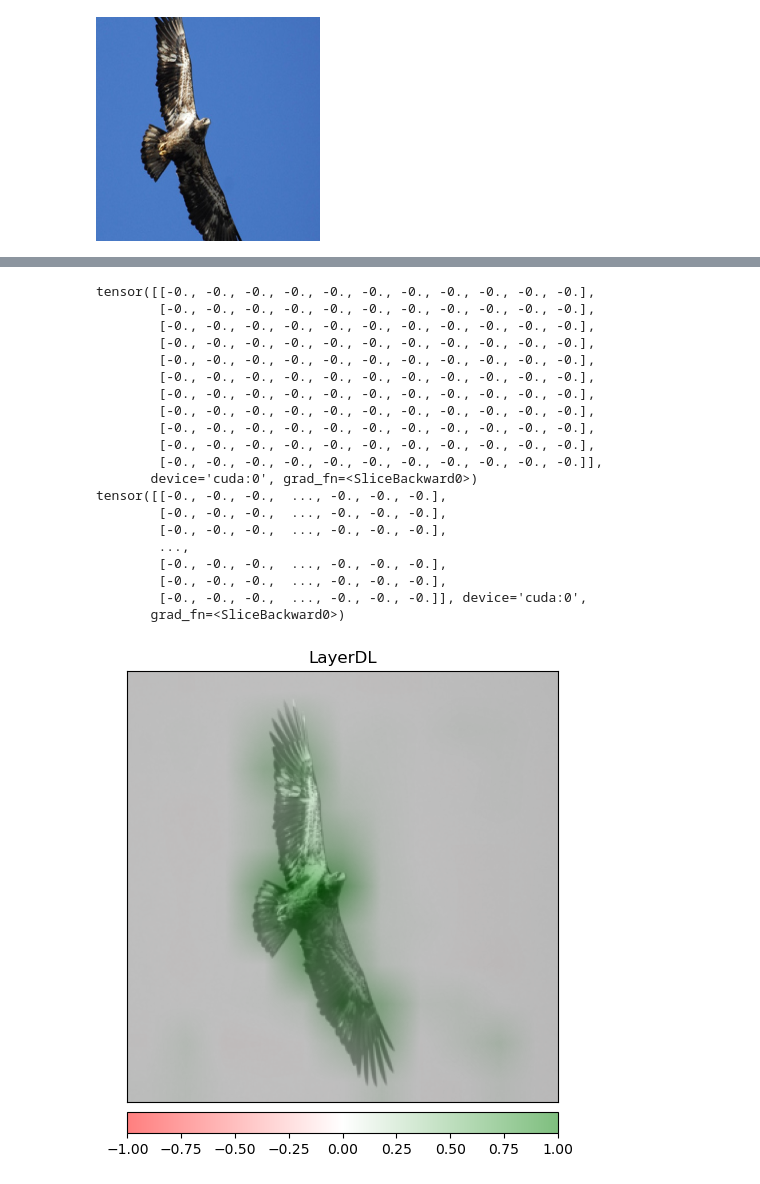
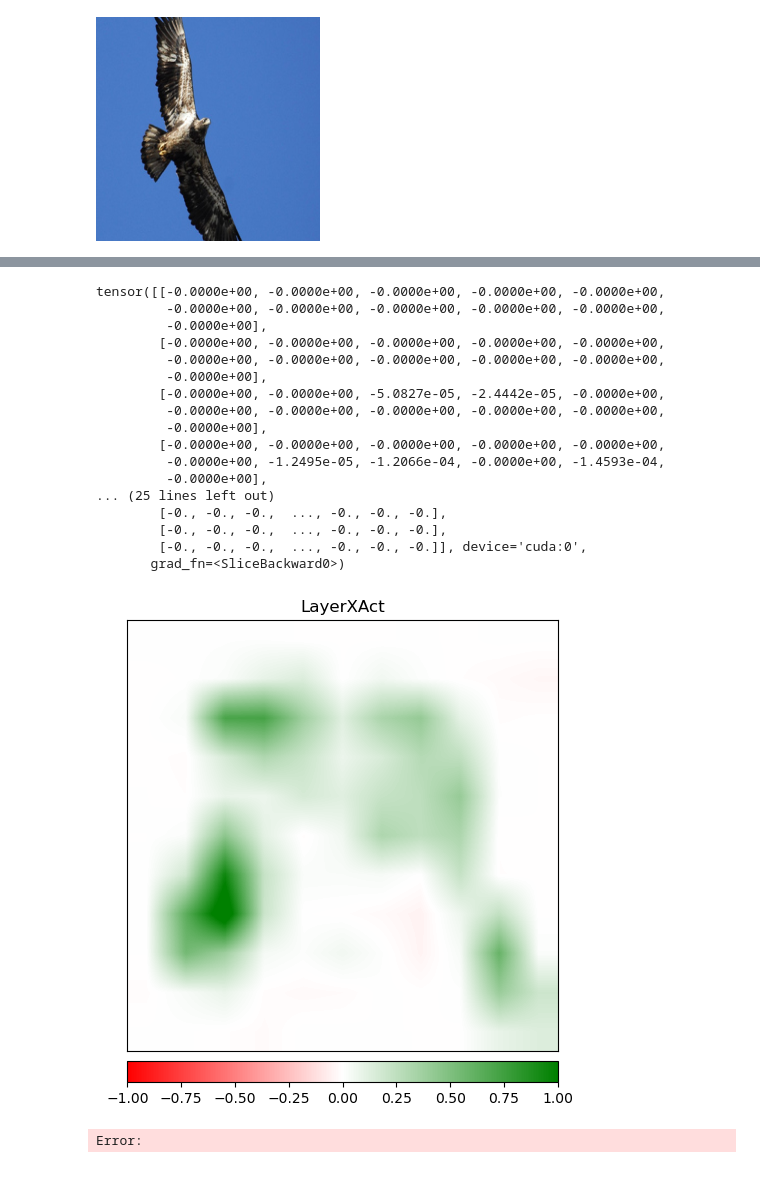
Before and after one commit to beotborry/ConformalXAI, a Jupyter notebook: explanation.ipynb, the cells around one changed output, grey strips where cells are left out. Cells and saved outputs as stored; diff of their text form; code cells hidden in the pictures.

```diff
--- a/explanation.ipynb
+++ b/explanation.ipynb
@@ -17,15 +23,19 @@ from captum.attr import LayerAttribution
 orig_img_path = "/home/juhyeon/Imagenet/train/n01614925/n01614925_13.JPEG"
 # orig_img_path = "/home/juhyeon/Imagenet/train/n02100236/n02100236_390.JPEG"
 
+
 model = resnet50(weights = ResNet50_Weights.DEFAULT).eval().cuda()
 
 
 orig_img = Image.open(orig_img_path)
-_orig_img = tensorize(resize_322(orig_img)).unsqueeze(0).cuda()
+_orig_img = tensorize(center_crop_224(resize_232(orig_img))).unsqueeze(0).cuda()
 
-expl_method = "LayerDL"
+expl_method = "LayerXAct"
 expl_func = ExplFactory().get_explainer(model = model, expl_method = expl_method)
 
+# center_crop_224(resize_322(orig_img))
+
+# center_crop_224(resize_322(center_crop_224(resize_322(orig_img))))
 center_crop_224(resize_322(orig_img))
 # %% [output]
 [figure]
@@ -32,42 +58,40 @@ center_crop_224(resize_322(orig_img))
 # %%
 attr, _ = expl_func(_orig_img, "init")
 print(attr[0, 0, :, :])
 attr = LayerAttribution.interpolate(attr, _orig_img.shape[2:], 'bilinear')
 print(attr[0, 0, :, :])
 
 attr = np.transpose(attr.squeeze(0).cpu().detach().numpy(), (1,2,0))
 
 # print(attr)
 # plt.imshow(attr, cmap="seismic")
 # plt.colorbar()
 # plt.show()
 # print(attr.shape)
 # print(torch.sum(attr))
 # plt.imshow(attr)
 # plt.colorbar()
 # sttr = (attr - torch.min(attr)) / (torch.max(attr) - torch.min(attr))
 
 # rint(attr)
-_ = viz.visualize_image_attr(attr, np.transpose(_orig_img.squeeze().cpu().detach().numpy(), (1,2,0)), method="blended_heat_map", sign = 'all', show_colorbar=True, title = expl_method)
+_ = viz.visualize_image_attr(attr, np.transpose(_orig_img.squeeze().cpu().detach().numpy(), (1,2,0)), method="heat_map", sign = 'all', show_colorbar=True, title = expl_method)
 # %% [output]
-tensor([[-0., -0., -0., -0., -0., -0., -0., -0., -0., -0., -0.],
-        [-0., -0., -0., -0., -0., -0., -0., -0., -0., -0., -0.],
-        [-0., -0., -0., -0., -0., -0., -0., -0., -0., -0., -0.],
-        [-0., -0., -0., -0., -0., -0., -0., -0., -0., -0., -0.],
-        [-0., -0., -0., -0., -0., -0., -0., -0., -0., -0., -0.],
-        [-0., -0., -0., -0., -0., -0., -0., -0., -0., -0., -0.],
-        [-0., -0., -0., -0., -0., -0., -0., -0., -0., -0., -0.],
-        [-0., -0., -0., -0., -0., -0., -0., -0., -0., -0., -0.],
-        [-0., -0., -0., -0., -0., -0., -0., -0., -0., -0., -0.],
-        [-0., -0., -0., -0., -0., -0., -0., -0., -0., -0., -0.],
-        [-0., -0., -0., -0., -0., -0., -0., -0., -0., -0., -0.]],
-       device='cuda:0', grad_fn=<SliceBackward0>)
-tensor([[-0., -0., -0.,  ..., -0., -0., -0.],
-        [-0., -0., -0.,  ..., -0., -0., -0.],
-        [-0., -0., -0.,  ..., -0., -0., -0.],
-        ...,
+tensor([[-0.0000e+00, -0.0000e+00, -0.0000e+00, -0.0000e+00, -0.0000e+00,
+         -0.0000e+00, -0.0000e+00, -0.0000e+00, -0.0000e+00, -0.0000e+00,
+         -0.0000e+00],
+        [-0.0000e+00, -0.0000e+00, -0.0000e+00, -0.0000e+00, -0.0000e+00,
+         -0.0000e+00, -0.0000e+00, -0.0000e+00, -0.0000e+00, -0.0000e+00,
+         -0.0000e+00],
+        [-0.0000e+00, -0.0000e+00, -5.0827e-05, -2.4442e-05, -0.0000e+00,
+         -0.0000e+00, -0.0000e+00, -0.0000e+00, -0.0000e+00, -0.0000e+00,
+         -0.0000e+00],
+        [-0.0000e+00, -0.0000e+00, -0.0000e+00, -0.0000e+00, -0.0000e+00,
+         -0.0000e+00, -1.2495e-05, -1.2066e-04, -0.0000e+00, -1.4593e-04,
+         -0.0000e+00],
+... (25 lines left out)
         [-0., -0., -0.,  ..., -0., -0., -0.],
         [-0., -0., -0.,  ..., -0., -0., -0.],
         [-0., -0., -0.,  ..., -0., -0., -0.]], device='cuda:0',
        grad_fn=<SliceBackward0>)
-[figure, old version]
+[figure, new version]
+Error:
```
Also changed, not shown: parts of 5 cells of this notebook, 38 other files.
